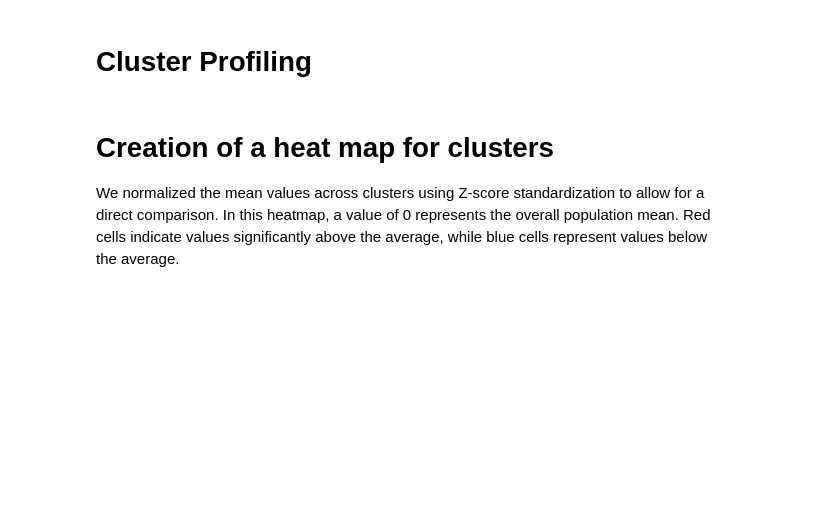
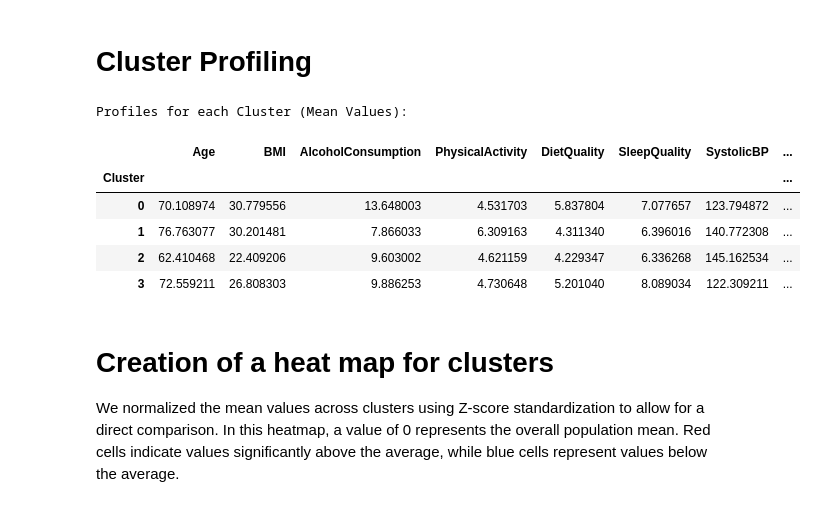
Before and after one commit to HillelAlon/Parkinson-Disease-Data-Analysis-and-Profiles-Classification, a Jupyter notebook: clusteringTA/PCA_notebook.ipynb, the cells around one changed output. Saved outputs shown, nothing was run; the diff lists cells and outputs as text; code cells hidden in the pictures; blank space fills up the shorter version.

```diff
--- a/clusteringTA/PCA_notebook.ipynb
+++ b/clusteringTA/PCA_notebook.ipynb
@@ -217,17 +282,21 @@ logger.info("3D Cluster Visualization created successfully.")
 # %%
 # 1. Add the Cluster labels back to the ORIGINAL dataframe (the one with real units)
 df_pca['Cluster'] = df_pca_output['Cluster']
 
 # 2. Calculate the mean (average) for each variable per cluster
 cluster_profiles = df_pca.groupby('Cluster').mean()
 
 # 3. Display the results
 print("Profiles for each Cluster (Mean Values):")
 display(cluster_profiles)
-
-# 4. Save the results to a CSV file to use in your presentation slides
-cluster_profiles.to_csv("clusteringTA/patient_profiles_summary.csv")
-logger.info("Cluster profiling complete. Summary saved to CSV.")
+# %% [output]
+Profiles for each Cluster (Mean Values):
+|  | Age | BMI | AlcoholConsumption | PhysicalActivity | DietQuality | SleepQuality | SystolicBP | ... |
+| Cluster |  |  |  |  |  |  |  | ... |
+| 0 | 70.108974 | 30.779556 | 13.648003 | 4.531703 | 5.837804 | 7.077657 | 123.794872 | ... |
+| 1 | 76.763077 | 30.201481 | 7.866033 | 6.309163 | 4.311340 | 6.396016 | 140.772308 | ... |
+| 2 | 62.410468 | 22.409206 | 9.603002 | 4.621159 | 4.229347 | 6.336268 | 145.162534 | ... |
+| 3 | 72.559211 | 26.808303 | 9.886253 | 4.730648 | 5.201040 | 8.089034 | 122.309211 | ... |
 # %% [markdown]
 # Creation of a heat map for clusters
 We normalized the mean values across clusters using Z-score standardization to allow for a direct comparison. In this heatmap, a value of 0 represents the overall population mean. Red cells indicate values significantly above the average, while blue cells represent values below the average.
```
Also changed, not shown: parts of 12 cells of this notebook.
